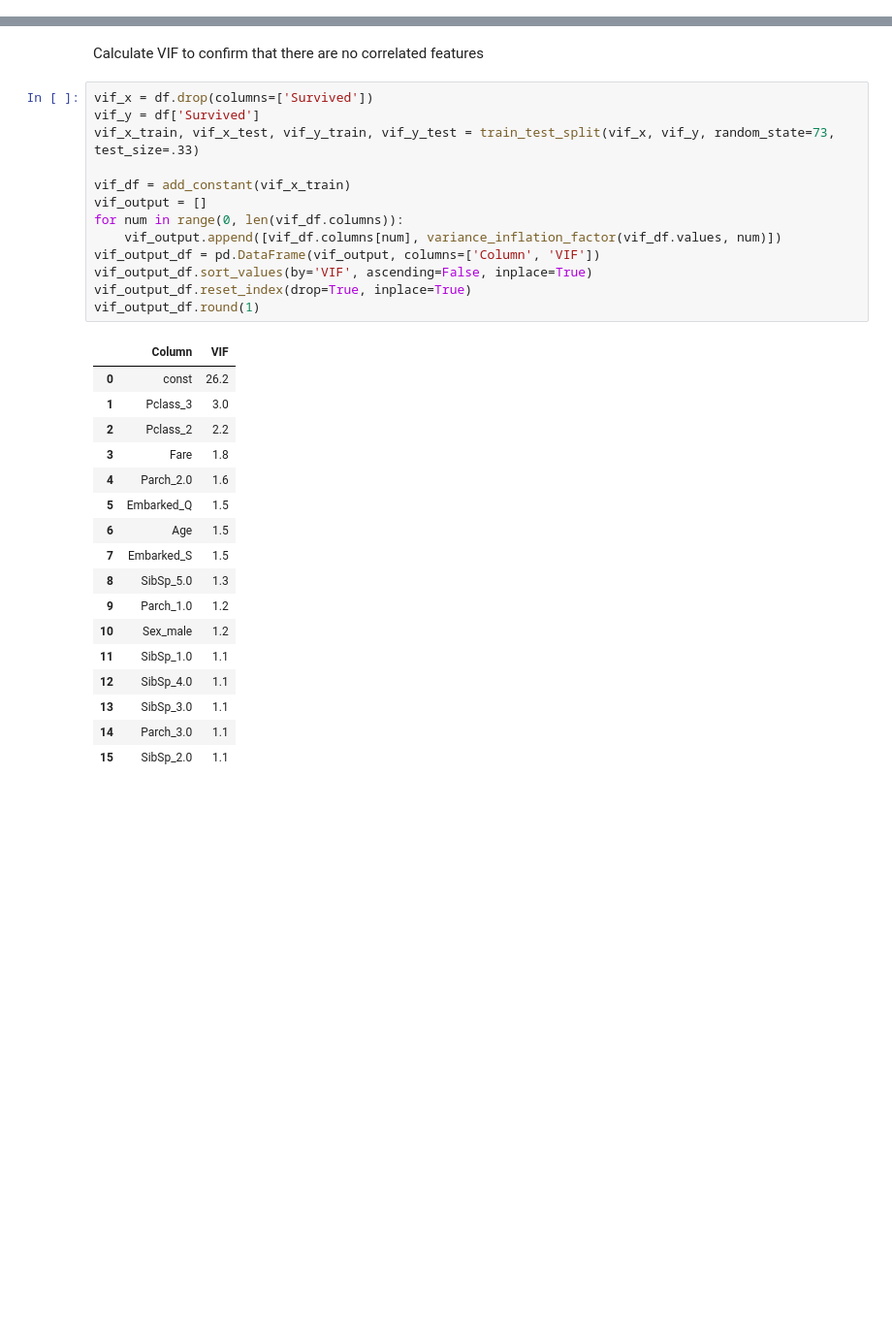
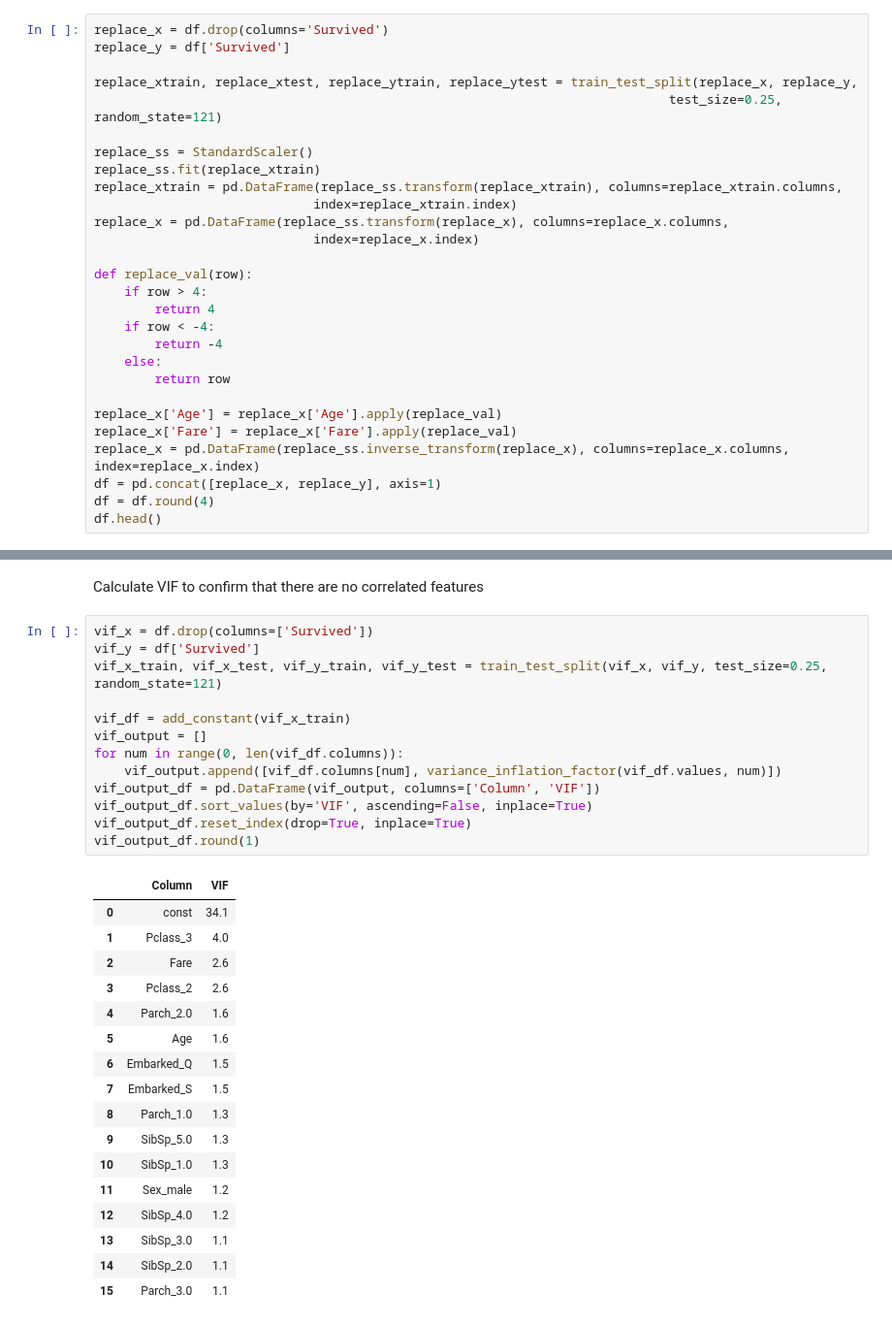
Before and after one commit to blantj/Titanic_Survival_Classification, a Jupyter notebook: Modeling.ipynb, the cells around one changed output, grey strips where cells are left out. Shown at 97% size. Saved outputs shown, nothing was run; the diff lists cells and outputs as text; blank space fills up the shorter version.

```diff
--- a/Modeling.ipynb
+++ b/Modeling.ipynb
@@ -262,0 +278,28 @@ isf_xtrain[isf_xtrain['Outlier']==-1].round(1)
+# %%
+replace_x = df.drop(columns='Survived')
+replace_y = df['Survived']
+
+replace_xtrain, replace_xtest, replace_ytrain, replace_ytest = train_test_split(replace_x, replace_y,
+                                                                            test_size=0.25, random_state=121)
+
+replace_ss = StandardScaler()
+replace_ss.fit(replace_xtrain)
+replace_xtrain = pd.DataFrame(replace_ss.transform(replace_xtrain), columns=replace_xtrain.columns,
+                             index=replace_xtrain.index)
+replace_x = pd.DataFrame(replace_ss.transform(replace_x), columns=replace_x.columns,
+                             index=replace_x.index)
+
+def replace_val(row):
+    if row > 4:
+        return 4
+    if row < -4:
+        return -4
+    else:
+        return row
+
+replace_x['Age'] = replace_x['Age'].apply(replace_val)
+replace_x['Fare'] = replace_x['Fare'].apply(replace_val)
+replace_x = pd.DataFrame(replace_ss.inverse_transform(replace_x), columns=replace_x.columns, index=replace_x.index)
+df = pd.concat([replace_x, replace_y], axis=1)
+df = df.round(4)
+df.head()
@@ -324,31 +374,31 @@ Calculate VIF to confirm that there are no correlated features
 # %%
 vif_x = df.drop(columns=['Survived'])
 vif_y = df['Survived']
-vif_x_train, vif_x_test, vif_y_train, vif_y_test = train_test_split(vif_x, vif_y, random_state=73, test_size=.33)
+vif_x_train, vif_x_test, vif_y_train, vif_y_test = train_test_split(vif_x, vif_y, test_size=0.25, random_state=121)
 
 vif_df = add_constant(vif_x_train)
 vif_output = []
 for num in range(0, len(vif_df.columns)):
     vif_output.append([vif_df.columns[num], variance_inflation_factor(vif_df.values, num)])
 vif_output_df = pd.DataFrame(vif_output, columns=['Column', 'VIF'])
 vif_output_df.sort_values(by='VIF', ascending=False, inplace=True)
 vif_output_df.reset_index(drop=True, inplace=True)
 vif_output_df.round(1)
 # %% [output]
 |  | Column | VIF |
-| 0 | const | 26.2 |
-| 1 | Pclass_3 | 3.0 |
-| 2 | Pclass_2 | 2.2 |
-| 3 | Fare | 1.8 |
+| 0 | const | 34.1 |
+| 1 | Pclass_3 | 4.0 |
+| 2 | Fare | 2.6 |
+| 3 | Pclass_2 | 2.6 |
 | 4 | Parch_2.0 | 1.6 |
-| 5 | Embarked_Q | 1.5 |
-| 6 | Age | 1.5 |
+| 5 | Age | 1.6 |
+| 6 | Embarked_Q | 1.5 |
 | 7 | Embarked_S | 1.5 |
-| 8 | SibSp_5.0 | 1.3 |
-| 9 | Parch_1.0 | 1.2 |
-| 10 | Sex_male | 1.2 |
-| 11 | SibSp_1.0 | 1.1 |
-| 12 | SibSp_4.0 | 1.1 |
+| 8 | Parch_1.0 | 1.3 |
+| 9 | SibSp_5.0 | 1.3 |
+| 10 | SibSp_1.0 | 1.3 |
+| 11 | Sex_male | 1.2 |
+| 12 | SibSp_4.0 | 1.2 |
 | 13 | SibSp_3.0 | 1.1 |
-| 14 | Parch_3.0 | 1.1 |
-| 15 | SibSp_2.0 | 1.1 |
+| 14 | SibSp_2.0 | 1.1 |
+| 15 | Parch_3.0 | 1.1 |
```
Also changed, not shown: parts of 13 cells of this notebook.
